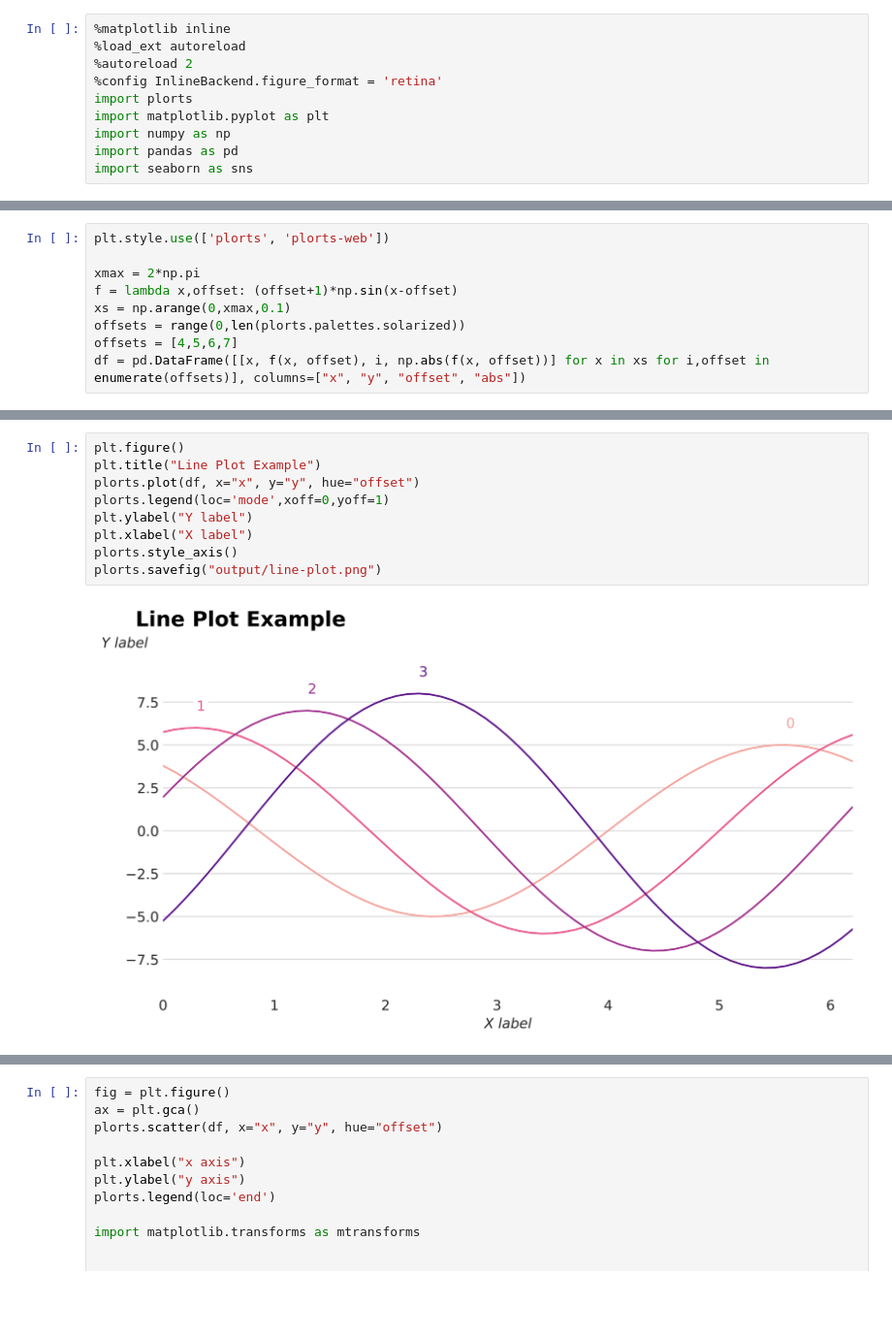
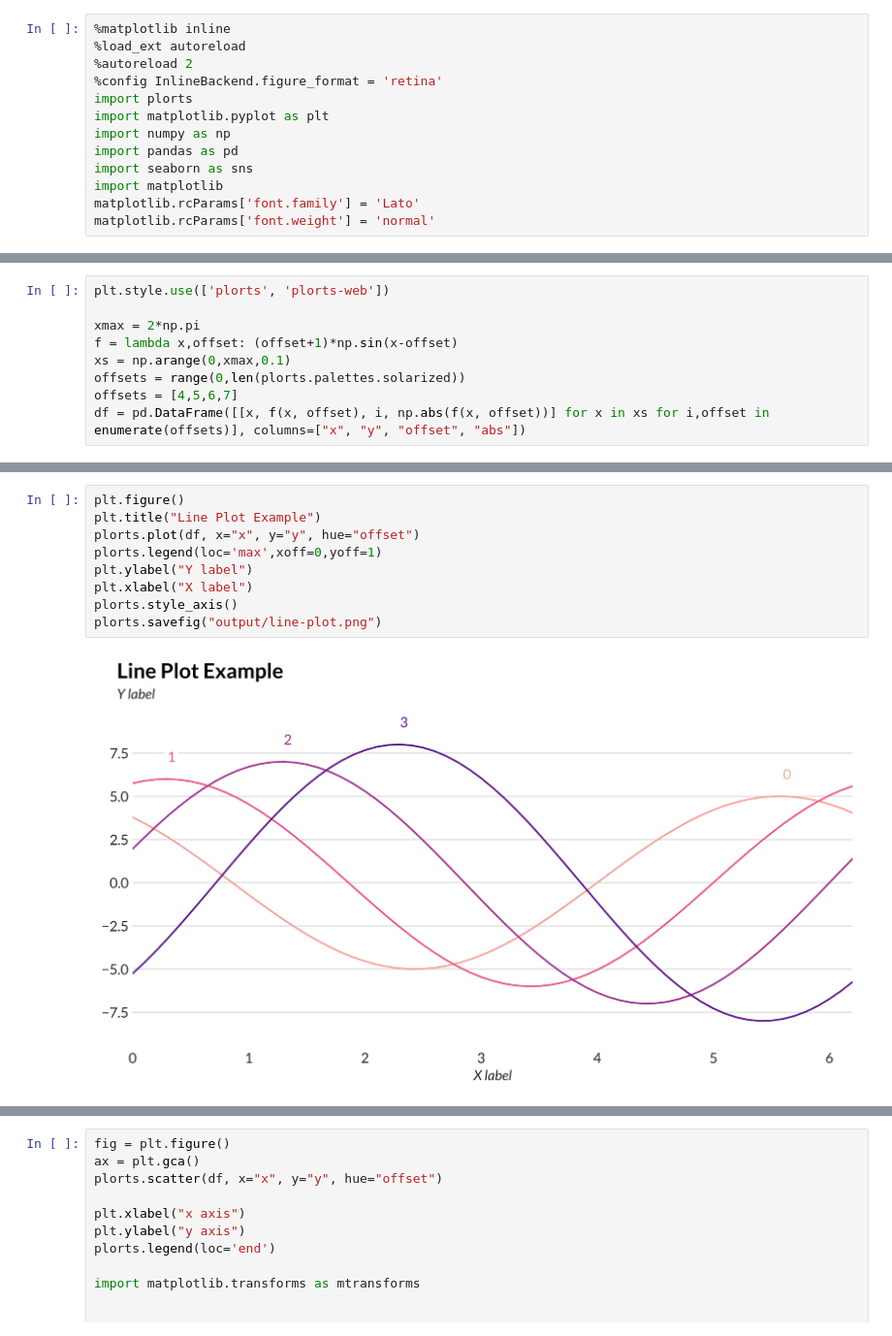
Before and after one commit to brucespang/plorts, a Jupyter notebook: Sample.ipynb, the cells around one changed output, grey strips where cells are left out. Shown at 97% size. Cells and saved outputs as stored; diff of their text form; blank space fills up the shorter version.

```diff
--- a/Sample.ipynb
+++ b/Sample.ipynb
@@ -8,3 +8,6 @@ import matplotlib.pyplot as plt
 import numpy as np
 import pandas as pd
 import seaborn as sns
+import matplotlib
+matplotlib.rcParams['font.family'] = 'Lato'
+matplotlib.rcParams['font.weight'] = 'normal'
@@ -34,14 +34,14 @@ plorts.savefig("output/line-plot.png")
 # %%
 plt.figure()
 plt.title("Line Plot Example")
 plorts.plot(df, x="x", y="y", hue="offset")
-plorts.legend(loc='mode',xoff=0,yoff=1)
+plorts.legend(loc='max',xoff=0,yoff=1)
 plt.ylabel("Y label")
 plt.xlabel("X label")
 plorts.style_axis()
 plorts.savefig("output/line-plot.png")
 # %% [output]
-[figure, old version]
+[figure, new version]
 # %%
 plt.figure()
 plt.title("Scatter Plot Example")
```
Also changed, not shown: parts of 8 cells of this notebook, 6 other files.
